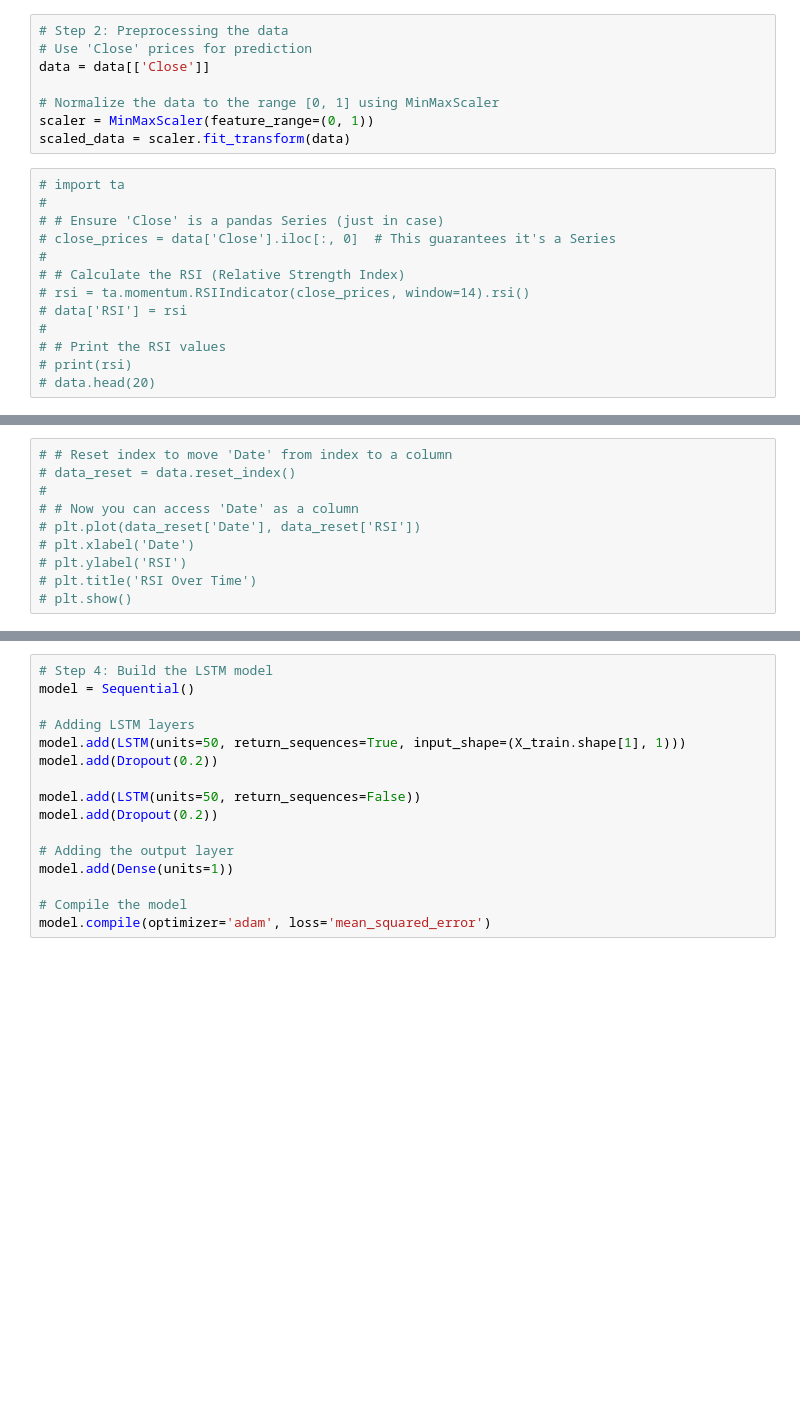
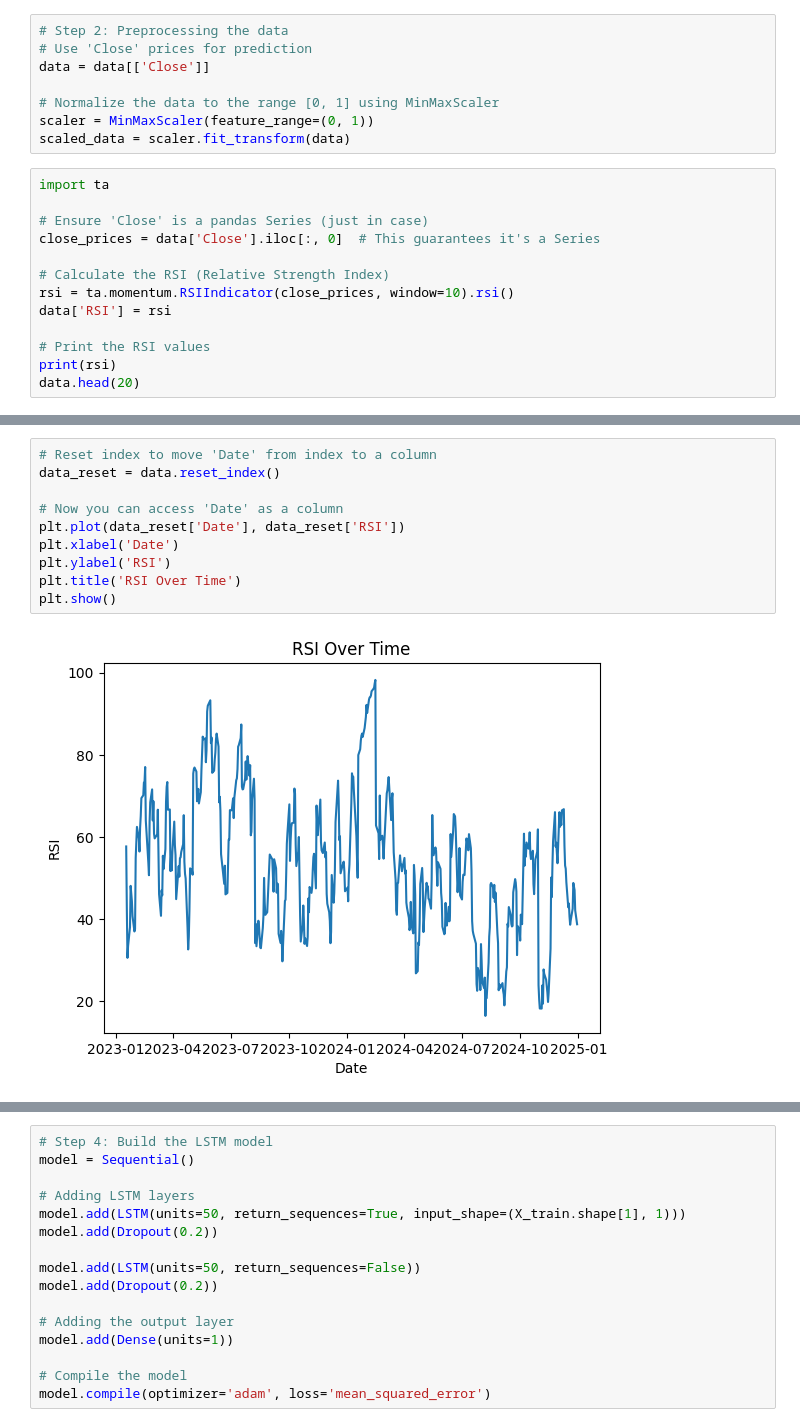
Before and after one commit to 17YuvrajSehgal/stock_prediction_using_ANN, a Jupyter notebook: lstm_new.ipynb, the cells around one changed output, grey strips where cells are left out. Saved outputs shown, nothing was run; the diff lists cells and outputs as text; blank space fills up the shorter version.

```diff
--- a/lstm_new.ipynb
+++ b/lstm_new.ipynb
@@ -23,15 +39,15 @@ data = data[['Close']]
 scaler = MinMaxScaler(feature_range=(0, 1))
 scaled_data = scaler.fit_transform(data)
 # %%
-# import ta
-#
-# # Ensure 'Close' is a pandas Series (just in case)
-# close_prices = data['Close'].iloc[:, 0]  # This guarantees it's a Series
-#
-# # Calculate the RSI (Relative Strength Index)
-# rsi = ta.momentum.RSIIndicator(close_prices, window=14).rsi()
-# data['RSI'] = rsi
-#
-# # Print the RSI values
-# print(rsi)
-# data.head(20)
+import ta
+
+# Ensure 'Close' is a pandas Series (just in case)
+close_prices = data['Close'].iloc[:, 0]  # This guarantees it's a Series
+
+# Calculate the RSI (Relative Strength Index)
+rsi = ta.momentum.RSIIndicator(close_prices, window=10).rsi()
+data['RSI'] = rsi
+
+# Print the RSI values
+print(rsi)
+data.head(20)
@@ -38,11 +92,13 @@ scaled_data = scaler.fit_transform(data)
 # %%
-# # Reset index to move 'Date' from index to a column
-# data_reset = data.reset_index()
-#
-# # Now you can access 'Date' as a column
-# plt.plot(data_reset['Date'], data_reset['RSI'])
-# plt.xlabel('Date')
-# plt.ylabel('RSI')
-# plt.title('RSI Over Time')
-# plt.show()
+# Reset index to move 'Date' from index to a column
+data_reset = data.reset_index()
+
+# Now you can access 'Date' as a column
+plt.plot(data_reset['Date'], data_reset['RSI'])
+plt.xlabel('Date')
+plt.ylabel('RSI')
+plt.title('RSI Over Time')
+plt.show()
+# %% [output]
+[figure, added]
 # %%
```
Also changed, not shown: parts of 9 cells of this notebook, 6 other files.
